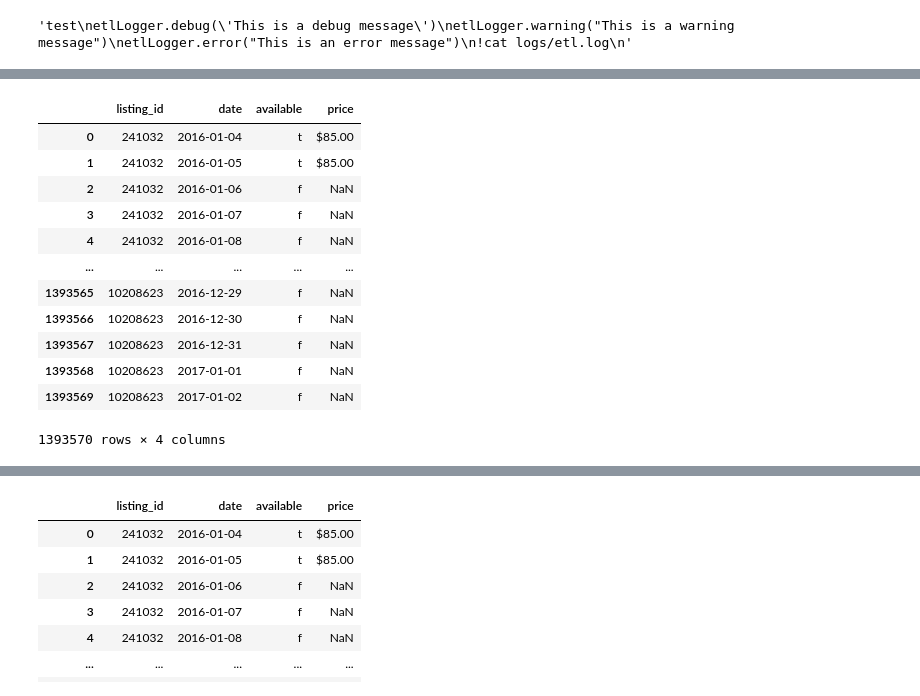
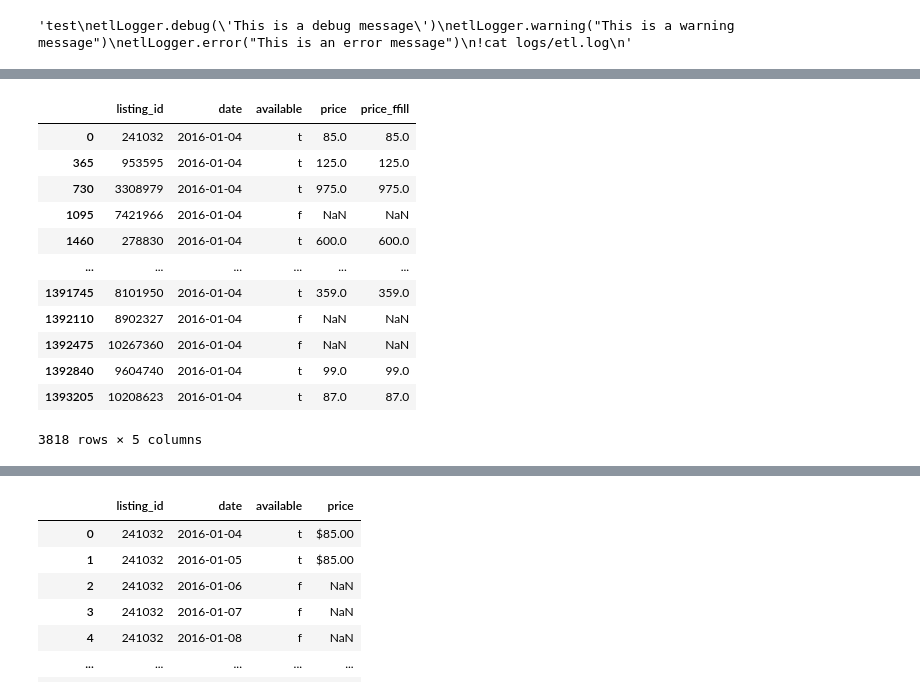
Before and after one commit to ZacksAmber/Kaggle-Seattle-Airbnb, a Jupyter notebook: Untitled.ipynb, the cells around one changed output, grey strips where cells are left out. Saved outputs shown, nothing was run; the diff lists cells and outputs as text; code cells hidden in the pictures.

```diff
--- a/Untitled.ipynb
+++ b/Untitled.ipynb
@@ -256,0 +332,2 @@ calendar = avg_price(period=30, today=(2017, 1, 1))
+# %%
+calendar = parse_calender()
@@ -257,16 +350,19 @@ calendar = avg_price(period=30, today=(2017, 1, 1))
 # %%
-calendar
+# 241032: all 85
+# 953595: 92 different prices
+#
+calendar[calendar.date == '2016-01-04']
 # %% [output]
-|  | listing_id | date | available | price |
-| 0 | 241032 | 2016-01-04 | t | $85.00 |
-| 1 | 241032 | 2016-01-05 | t | $85.00 |
-| 2 | 241032 | 2016-01-06 | f | NaN |
-| 3 | 241032 | 2016-01-07 | f | NaN |
-| 4 | 241032 | 2016-01-08 | f | NaN |
-| ... | ... | ... | ... | ... |
-| 1393565 | 10208623 | 2016-12-29 | f | NaN |
-| 1393566 | 10208623 | 2016-12-30 | f | NaN |
-| 1393567 | 10208623 | 2016-12-31 | f | NaN |
-| 1393568 | 10208623 | 2017-01-01 | f | NaN |
-| 1393569 | 10208623 | 2017-01-02 | f | NaN |
+|  | listing_id | date | available | price | price_ffill |
+| 0 | 241032 | 2016-01-04 | t | 85.0 | 85.0 |
+| 365 | 953595 | 2016-01-04 | t | 125.0 | 125.0 |
+| 730 | 3308979 | 2016-01-04 | t | 975.0 | 975.0 |
+| 1095 | 7421966 | 2016-01-04 | f | NaN | NaN |
+| 1460 | 278830 | 2016-01-04 | t | 600.0 | 600.0 |
+| ... | ... | ... | ... | ... | ... |
+| 1391745 | 8101950 | 2016-01-04 | t | 359.0 | 359.0 |
+| 1392110 | 8902327 | 2016-01-04 | f | NaN | NaN |
+| 1392475 | 10267360 | 2016-01-04 | f | NaN | NaN |
+| 1392840 | 9604740 | 2016-01-04 | t | 99.0 | 99.0 |
+| 1393205 | 10208623 | 2016-01-04 | t | 87.0 | 87.0 |
-1393570 rows × 4 columns
+3818 rows × 5 columns
```
Also changed, not shown: parts of 62 cells of this notebook, 1 other file.
